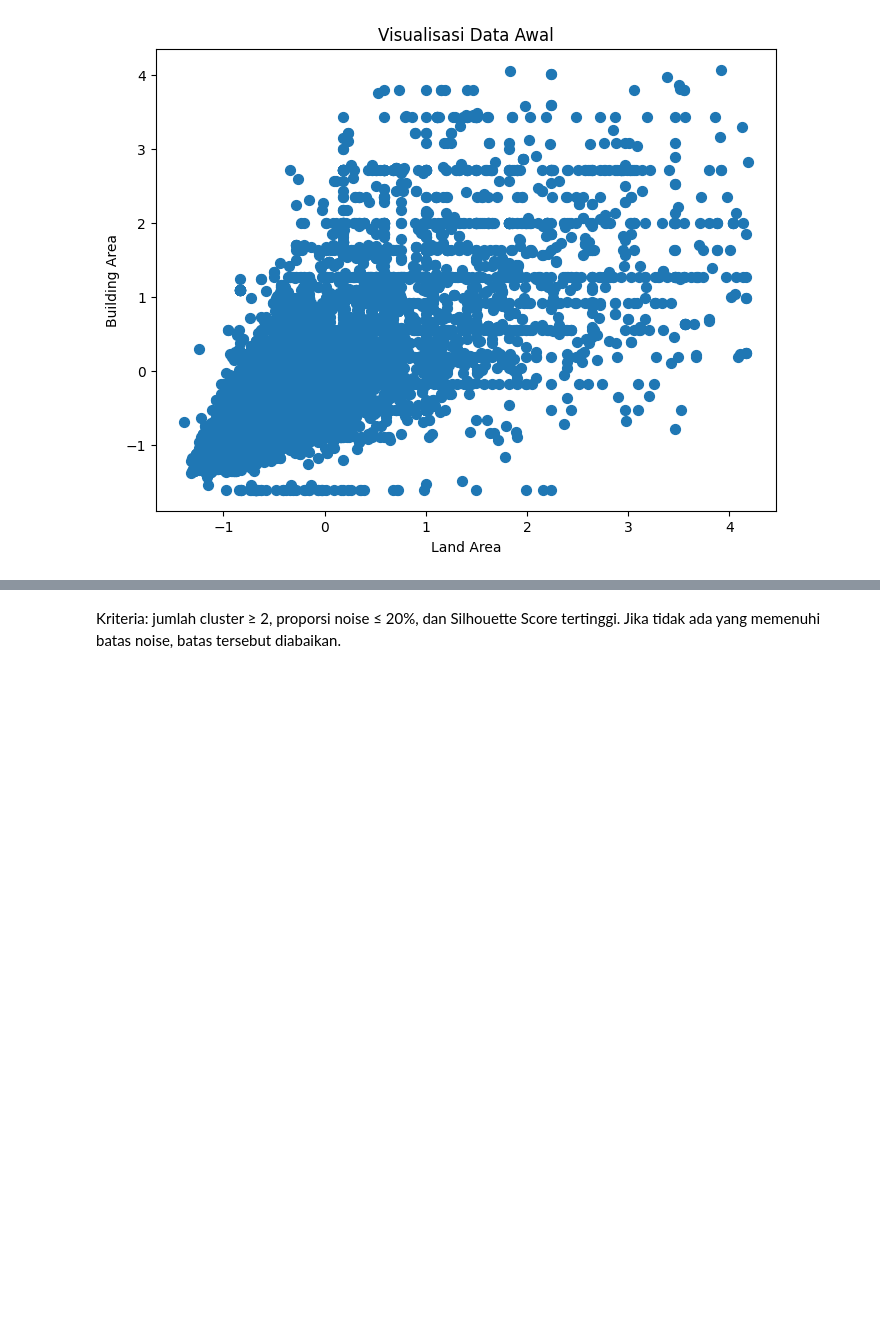
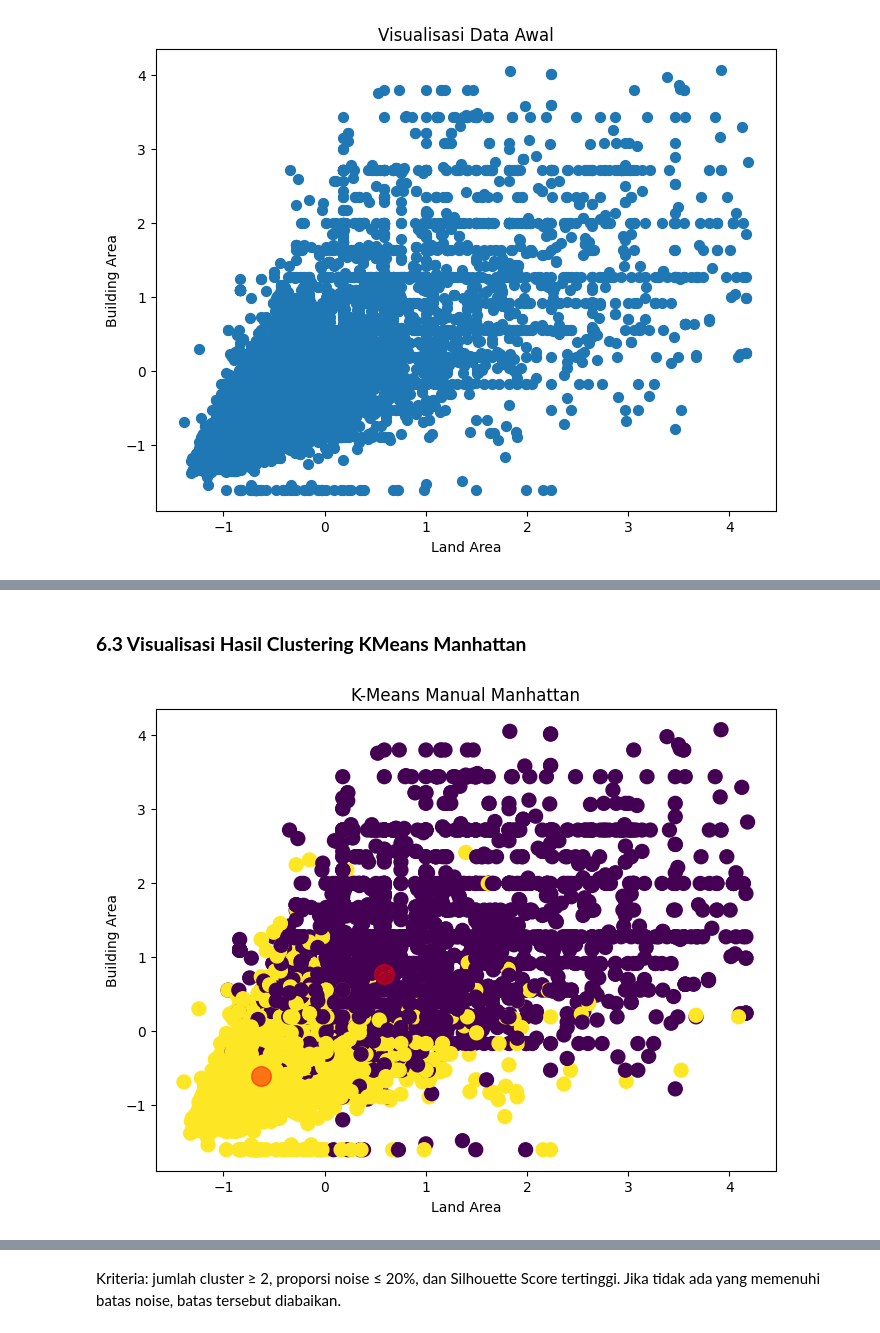
Before and after one commit to nurilhuda05/Pembelajaran_Mesin_2026, a Jupyter notebook: Kuis1_PembelajaranMesin_Muhammad Nuril Huda.ipynb, the cells around one changed output, grey strips where cells are left out. Saved outputs shown, nothing was run; the diff lists cells and outputs as text; code cells hidden in the pictures; blank space fills up the shorter version.

```diff
--- a/Kuis1_PembelajaranMesin_Muhammad Nuril Huda.ipynb
+++ b/Kuis1_PembelajaranMesin_Muhammad Nuril Huda.ipynb
@@ -1145,0 +631,18 @@ df_grid
+# %%
+silhouette_kmeans_euclidean = silhouette_score(df,y_kmeans_euclidean)
+
+dbi_kmeans_euclidean = davies_bouldin_score(df,y_kmeans_euclidean)
+
+chi_kmeans_euclidean = calinski_harabasz_score(df,y_kmeans_euclidean)
+
+execution_time_kmeans_euclidean = end_time_kmeans_euclidean - start_time_kmeans_euclidean
+
+iterations_kmeans_euclidean = iteration + 1
+
+sse_kmeans_euclidean = 0
+
+for i in range(len(X)):
+    cluster = labels_asli_euclidean[i]
+
+    sse_kmeans_euclidean += np.sum(
+        (X[i] - centroids[cluster]) ** 2)
@@ -1145,0 +770,27 @@ df_grid
+# %% [markdown]
+### **6.3 Visualisasi Hasil Clustering KMeans Manhattan**
+# %%
+plt.figure(figsize=(8,6))
+
+plt.scatter(
+    df['land_area'],
+    df['building_area'],
+    s=100,
+    c=y_kmeans_manhattan
+)
+
+plt.scatter(
+    centroids[:, 6],
+    centroids[:, 7],
+    c='red',
+    s=200,
+    alpha=0.5
+)
+
+plt.xlabel('Land Area')
+plt.ylabel('Building Area')
+plt.title('K-Means Manual Manhattan')
+
+plt.show()
+# %% [output]
+[figure, added]
```
Also changed, not shown: parts of 227 cells of this notebook.
